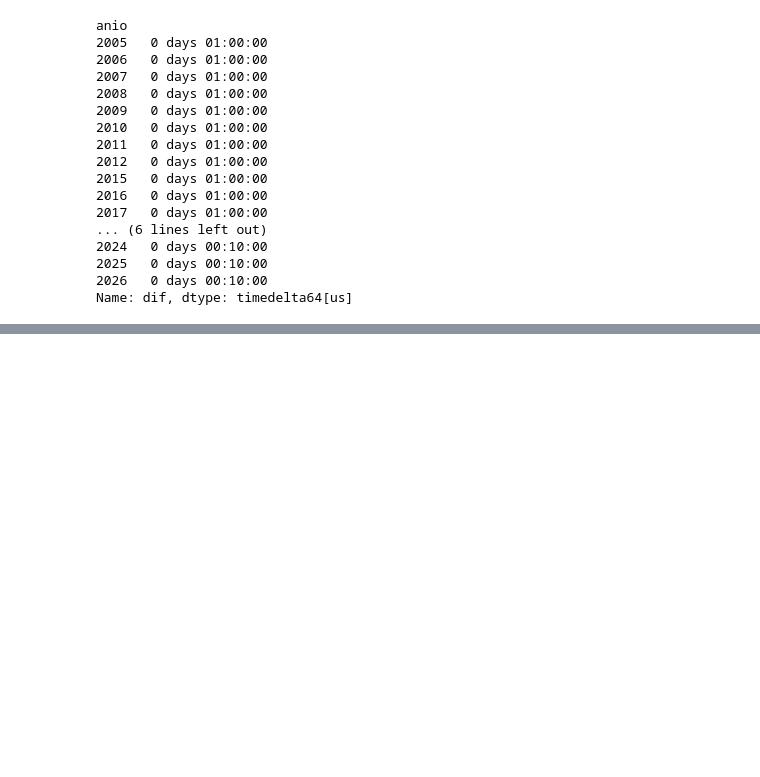
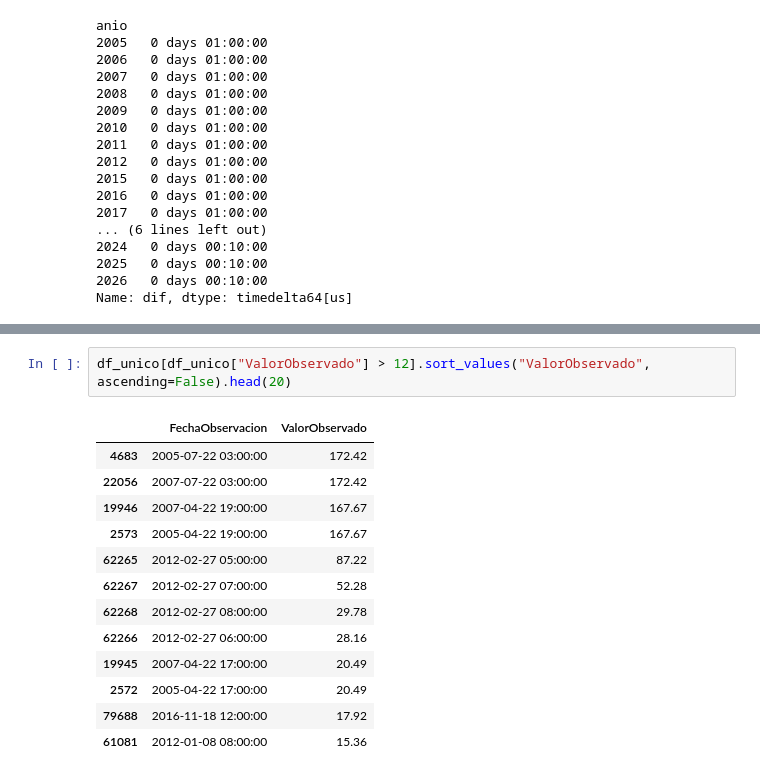
Before and after one commit to DannelBA/machine_learnig_rio_magdalena, a Jupyter notebook: prediccion_rio.ipynb, the cells around one changed output, grey strips where cells are left out. Saved outputs shown, nothing was run; the diff lists cells and outputs as text; blank space fills up the shorter version.

```diff
--- a/prediccion_rio.ipynb
+++ b/prediccion_rio.ipynb
@@ -211,0 +233,16 @@ print(semanal.count())
+# %%
+df_unico[df_unico["ValorObservado"] > 12].sort_values("ValorObservado", ascending=False).head(20)
+# %% [output]
+|  | FechaObservacion | ValorObservado |
+| 4683 | 2005-07-22 03:00:00 | 172.42 |
+| 22056 | 2007-07-22 03:00:00 | 172.42 |
+| 19946 | 2007-04-22 19:00:00 | 167.67 |
+| 2573 | 2005-04-22 19:00:00 | 167.67 |
+| 62265 | 2012-02-27 05:00:00 | 87.22 |
+| 62267 | 2012-02-27 07:00:00 | 52.28 |
+| 62268 | 2012-02-27 08:00:00 | 29.78 |
+| 62266 | 2012-02-27 06:00:00 | 28.16 |
+| 19945 | 2007-04-22 17:00:00 | 20.49 |
+| 2572 | 2005-04-22 17:00:00 | 20.49 |
+| 79688 | 2016-11-18 12:00:00 | 17.92 |
+| 61081 | 2012-01-08 08:00:00 | 15.36 |
```
Also changed, not shown: parts of 7 cells of this notebook.
